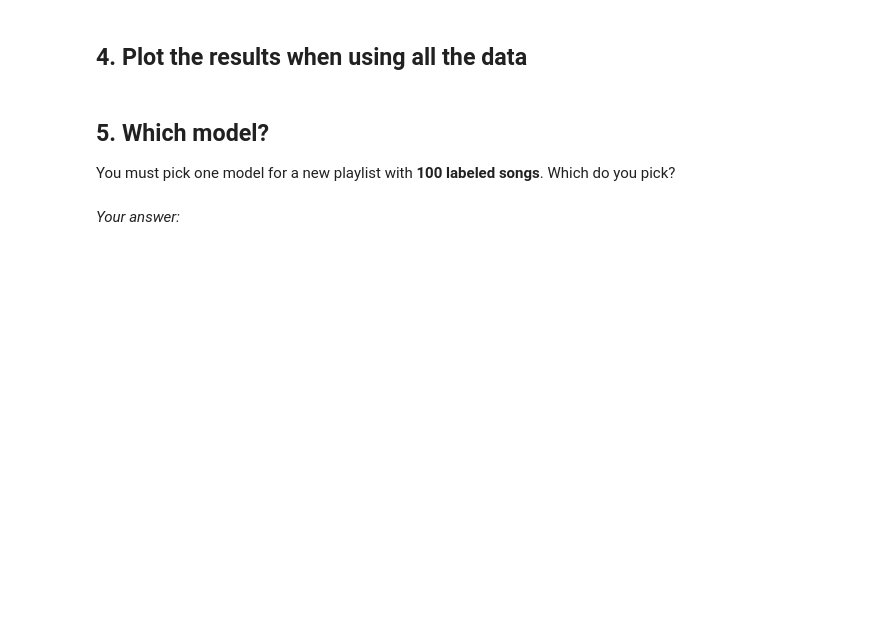
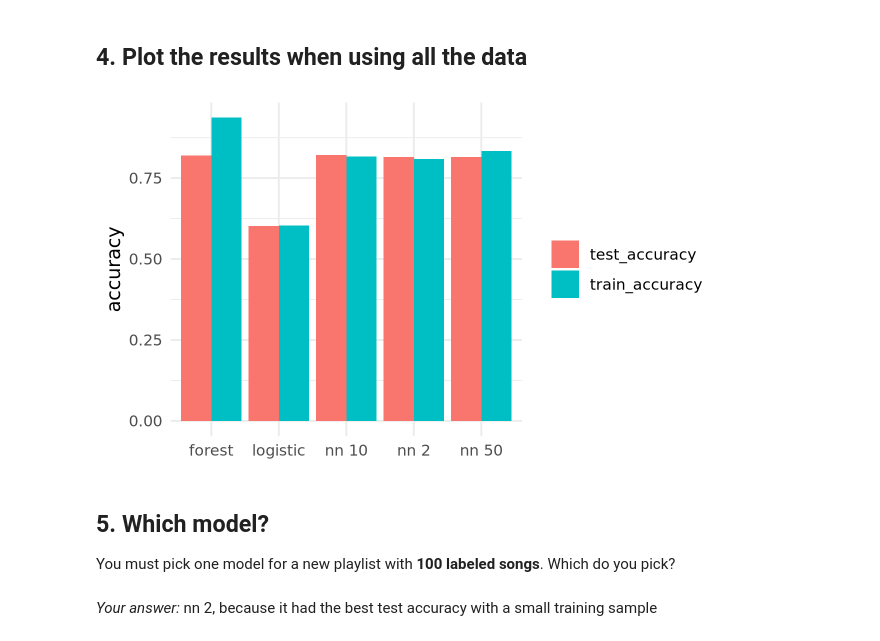
Before and after one commit to kitrice/512codespace, a Jupyter notebook: exercises/16-nn-exercise.ipynb, the cells around one changed output. Drawn from its saved outputs; the diff is of its cells as text; code cells hidden in the pictures; blank space fills up the shorter version.

```diff
--- a/exercises/16-nn-exercise.ipynb
+++ b/exercises/16-nn-exercise.ipynb
@@ -116,10 +153,17 @@ Run `compare_models()` again, with all of `train` (about 5,500 songs).
 # %% [markdown]
 ## 4. Plot the results when using all the data
 # %%
-# Chart code goes here
+results_full |>
+    pivot_longer(c(train_accuracy, test_accuracy), names_to = 'set', values_to = 'accuracy') |>
+    ggplot(aes(x = model, y = accuracy, fill = set)) +
+    geom_col(position = 'dodge') +
+    labs(x = NULL, y = 'accuracy', fill = NULL) +
+    theme_minimal()
+# %% [output]
+[figure, added]
 # %% [markdown]
 ## 5. Which model?
 
 You must pick one model for a new playlist with **100 labeled songs**. Which do you pick?
 # %% [markdown]
-*Your answer:*
+*Your answer:* nn 2, because it had the best test accuracy with a small training sample
```
Also changed, not shown: parts of 6 cells of this notebook, 1 other file.
